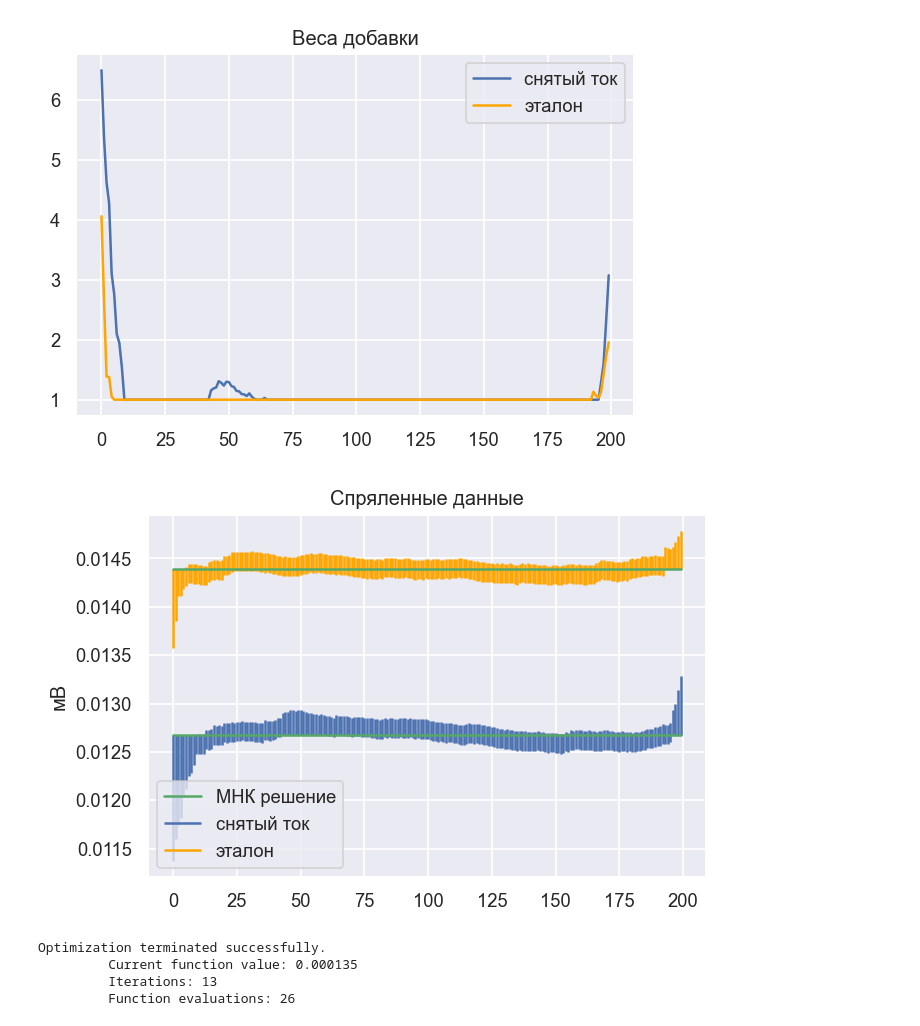
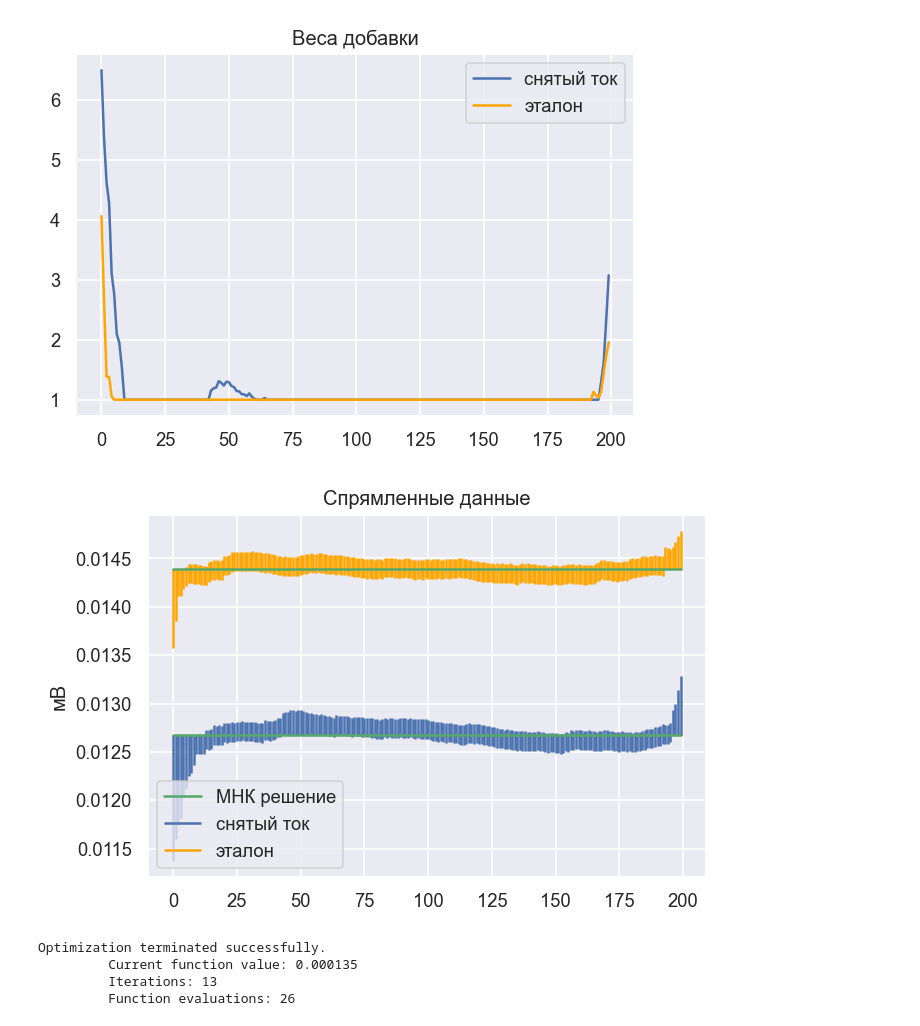
Before and after one commit to mitenevav/intervals, a Jupyter notebook: lab1/lab1.ipynb, the cells around one changed output. Cells and saved outputs as stored; diff of their text form; code cells hidden in the pictures.

```diff
--- a/lab1/lab1.ipynb
+++ b/lab1/lab1.ipynb
@@ -117,20 +117,20 @@ df1['supI'] = df1['мВ'] + [i*eps for i in w1] - h_mnk1
 df2['infI'] = df2['мВ'] - [i*eps for i in w2] - h_mnk2
 df2['supI'] = df2['мВ'] + [i*eps for i in w2] - h_mnk2
 # %%
-plt.title('Спряленные данные')
+plt.title('Спрямленные данные')
 
 plt.vlines(x, df1['infI'], df1['supI'], label='снятый ток', colors='b')
 plt.plot(x, [sol1[1] for _ in x], c='g')
 
 plt.vlines(x, df2['infI'], df2['supI'], label='эталон', colors='orange')
 plt.plot(x, [sol2[1] for _ in x], c='g', label='МНК решение')
 
 plt.ylabel('мВ')
 plt.legend()
 
 plt.show()
 # %% [output]
-[figure, old version]
+[figure, new version]
 # %%
 def JK(R):
     sup2 = df2['supI'].tolist()
```
